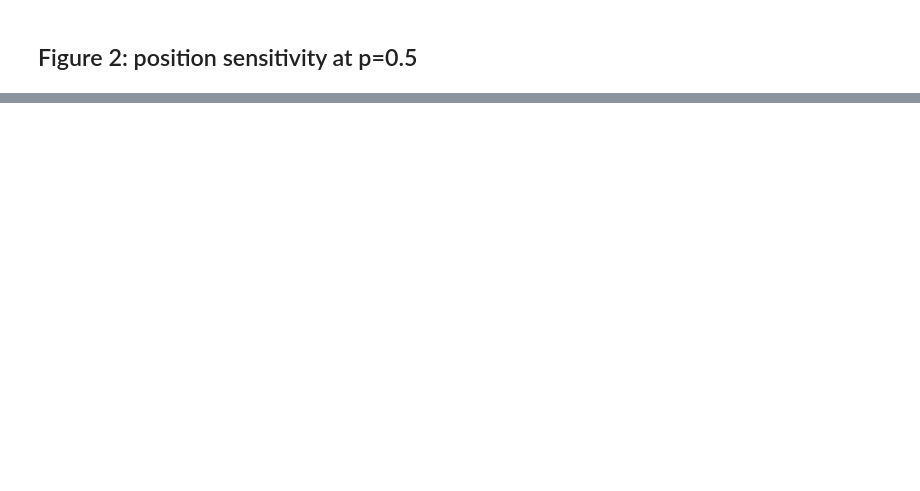
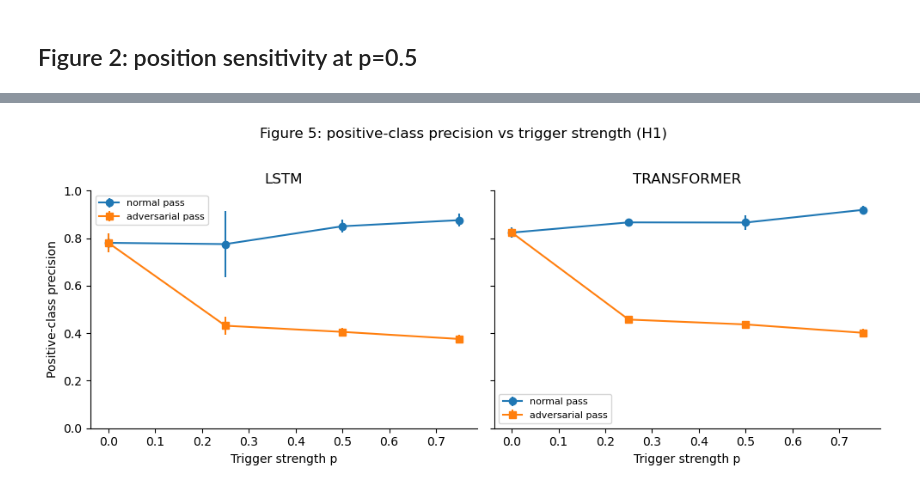
Before and after one commit to riteshsivaraman/shortcut-learning-lstm, a Jupyter notebook: notebooks/plots.ipynb, the cells around one changed output, grey strips where cells are left out. Cells and saved outputs as stored; diff of their text form; code cells hidden in the pictures; blank space fills up the shorter version.

```diff
--- a/notebooks/plots.ipynb
+++ b/notebooks/plots.ipynb
@@ -153,0 +403,9 @@ plt.show()
+# %%
+plot_comparison_by_strength(
+    'normal_pos_precision', 'adv_pos_precision',
+    'normal pass', 'adversarial pass',
+    'Positive-class precision', 'Figure 5: positive-class precision vs trigger strength (H1)',
+    'fig5_pos_precision.pdf', ylim=(0, 1),
+)
+# %% [output]
+[figure, added]
```
Also changed, not shown: parts of 51 cells of this notebook, 31 other files.
